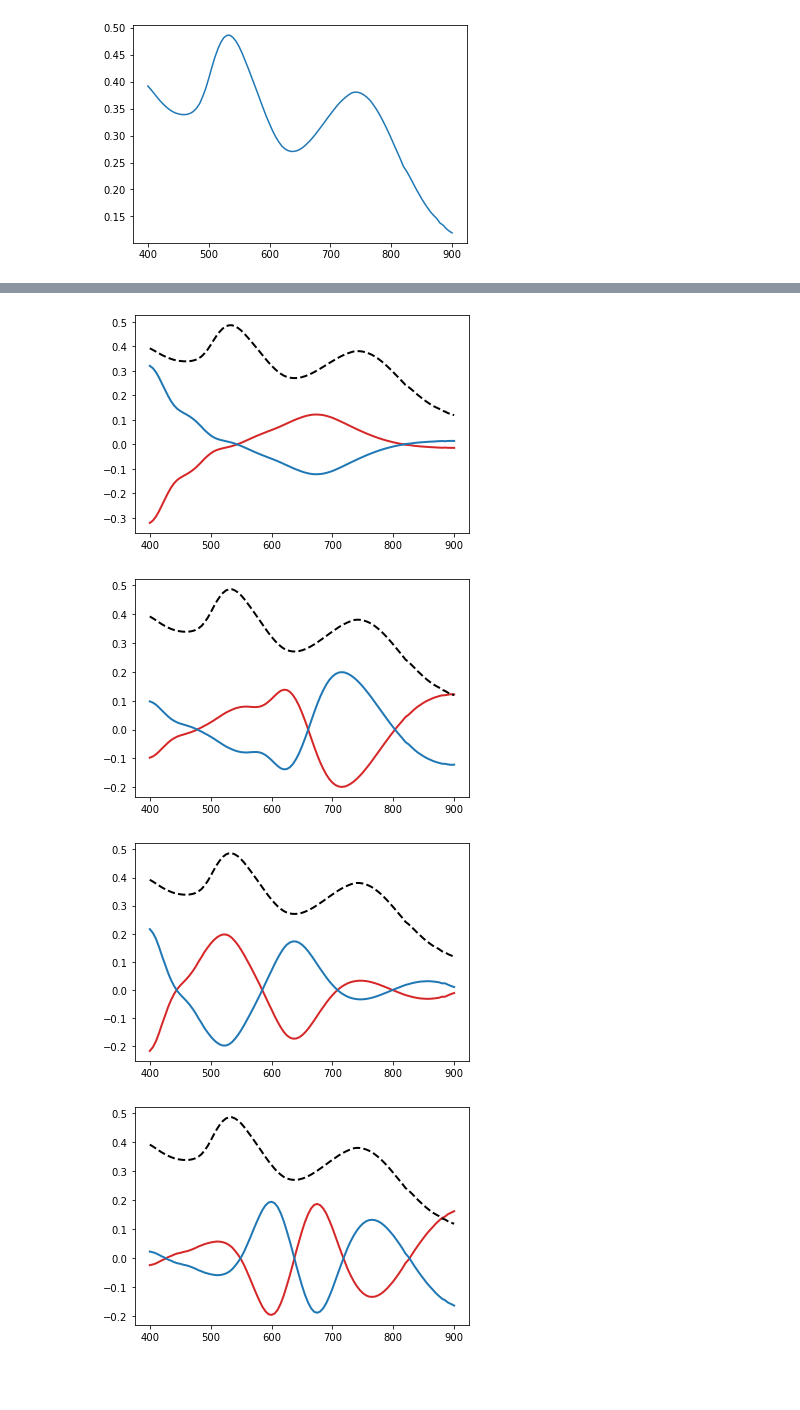
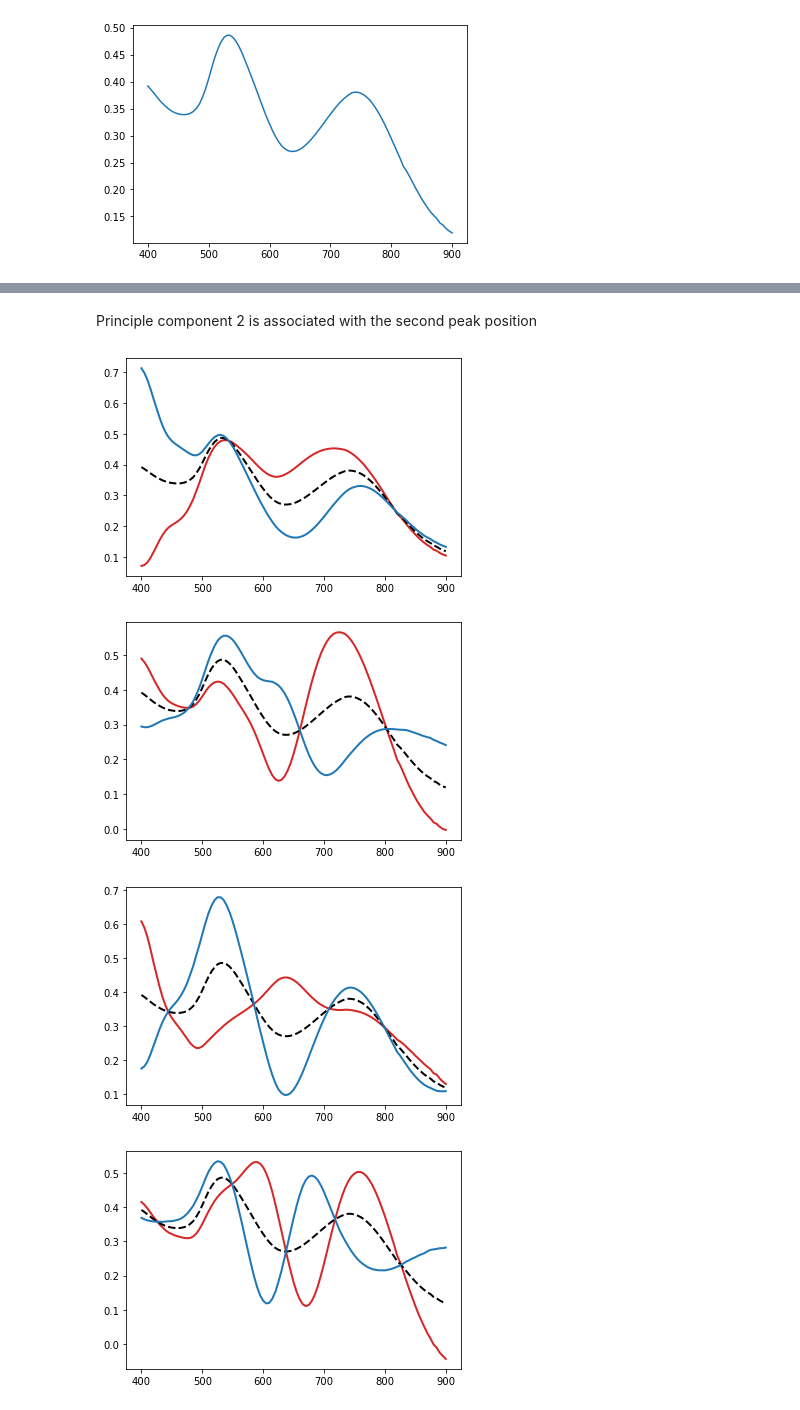
Before and after one commit to 2010130tim/VAE, a Jupyter notebook: Multivariate_PCA_unfinished.ipynb, the cells around one changed output, grey strips where cells are left out. Saved outputs shown, nothing was run; the diff lists cells and outputs as text; code cells hidden in the pictures; blank space fills up the shorter version.

```diff
--- a/Multivariate_PCA_unfinished.ipynb
+++ b/Multivariate_PCA_unfinished.ipynb
@@ -116,55 +112,57 @@ plt.show()
+# %% [markdown]
+Principle component 2 is associated with the second peak position
 # %%
 #PC3
 x = data.iloc[:,0]
-y1 = pca.inverse_transform(np.array([0,0,-1,0,0,0,0,0]))
+y1 = Data.values.mean(axis=0)+ pca.inverse_transform(np.array([0,0,-1,0,0,0,0,0]))
 y2 = Data.values.mean(axis=0)
-y3 = pca.inverse_transform(np.array([0,0,1,0,0,0,0,0]))
+y3 = Data.values.mean(axis=0)+pca.inverse_transform(np.array([0,0,1,0,0,0,0,0]))
 
 plt.plot(x, y1, color='tab:red', lw=2.0) # mean - std
 plt.plot(x, y2, color='k', ls='--', lw=2.0) # mean
 plt.plot(x, y3, color='tab:blue', lw=2.0) # mean + std
 plt.show()
 # %% [output]
-[figure, old version]
+[figure, new version]
 # %%
 #PC4
 x = data.iloc[:,0]
-y1 = pca.inverse_transform(np.array([0,0,0,1,0,0,0,0]))
+y1 = Data.values.mean(axis=0)+ pca.inverse_transform(np.array([0,0,0,-1,0,0,0,0]))
 y2 = Data.values.mean(axis=0)
-y3 = pca.inverse_transform(np.array([0,0,0,-1,0,0,0,0]))
+y3 = Data.values.mean(axis=0)+pca.inverse_transform(np.array([0,0,0,1,0,0,0,0]))
 
 plt.plot(x, y1, color='tab:red', lw=2.0) # mean - std
 plt.plot(x, y2, color='k', ls='--', lw=2.0) # mean
 plt.plot(x, y3, color='tab:blue', lw=2.0) # mean + std
 plt.show()
 # %% [output]
-[figure, old version]
+[figure, new version]
 # %%
 #PC5
 x = data.iloc[:,0]
-y1 = pca.inverse_transform(np.array([0,0,0,0,1,0,0,0]))
+y1 = Data.values.mean(axis=0)+ pca.inverse_transform(np.array([0,0,0,0,-1,0,0,0]))
 y2 = Data.values.mean(axis=0)
-y3 = pca.inverse_transform(np.array([0,0,0,0,-1,0,0,0]))
+y3 = Data.values.mean(axis=0)+pca.inverse_transform(np.array([0,0,0,0,1,0,0,0]))
 
 plt.plot(x, y1, color='tab:red', lw=2.0) # mean - std
 plt.plot(x, y2, color='k', ls='--', lw=2.0) # mean
 plt.plot(x, y3, color='tab:blue', lw=2.0) # mean + std
 plt.show()
 # %% [output]
-[figure, old version]
+[figure, new version]
 # %%
 #PC6
 x = data.iloc[:,0]
-y1 = pca.inverse_transform(np.array([0,0,0,0,0,1,0,0]))
+y1 = Data.values.mean(axis=0)+ pca.inverse_transform(np.array([0,0,0,0,0,-1,0,0]))
 y2 = Data.values.mean(axis=0)
-y3 = pca.inverse_transform(np.array([0,0,0,0,0,-1,0,0]))
+y3 = Data.values.mean(axis=0)+pca.inverse_transform(np.array([0,0,0,0,0,1,0,0]))
 
 plt.plot(x, y1, color='tab:red', lw=2.0) # mean - std
 plt.plot(x, y2, color='k', ls='--', lw=2.0) # mean
 plt.plot(x, y3, color='tab:blue', lw=2.0) # mean + std
 plt.show()
 # %% [output]
-[figure, old version]
+[figure, new version]
 # %%
 #PC7
 x = data.iloc[:,0]
```
Also changed, not shown: parts of 8 cells of this notebook.
